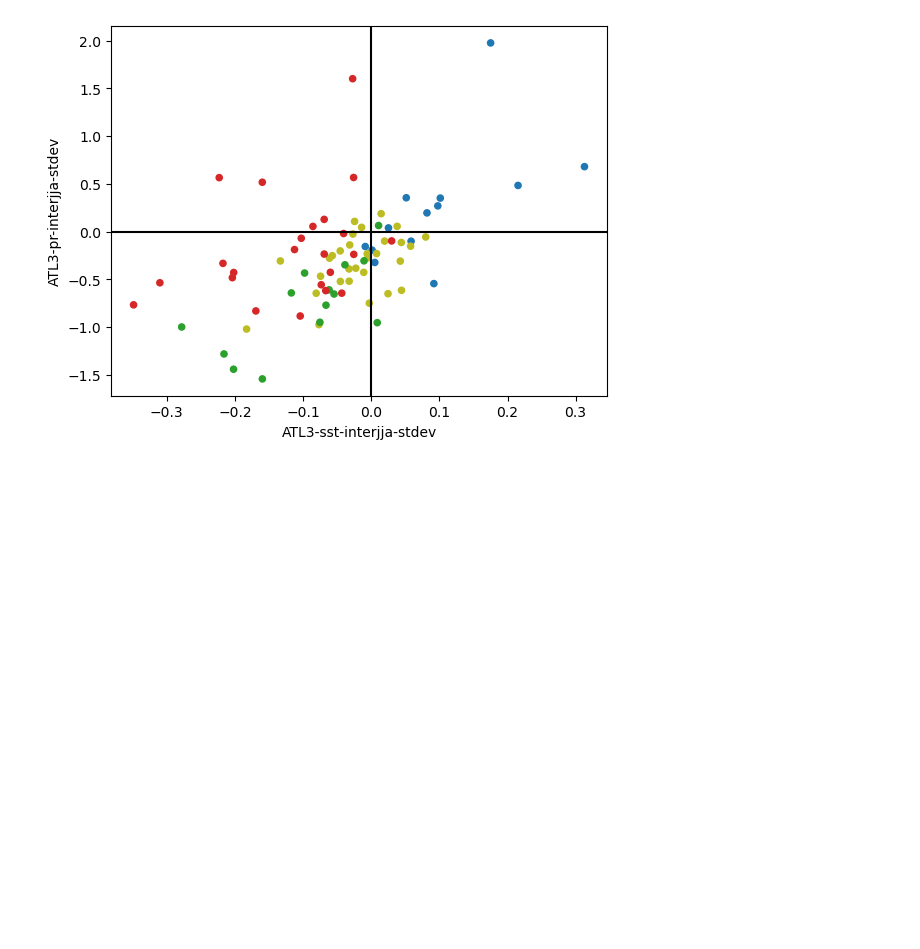
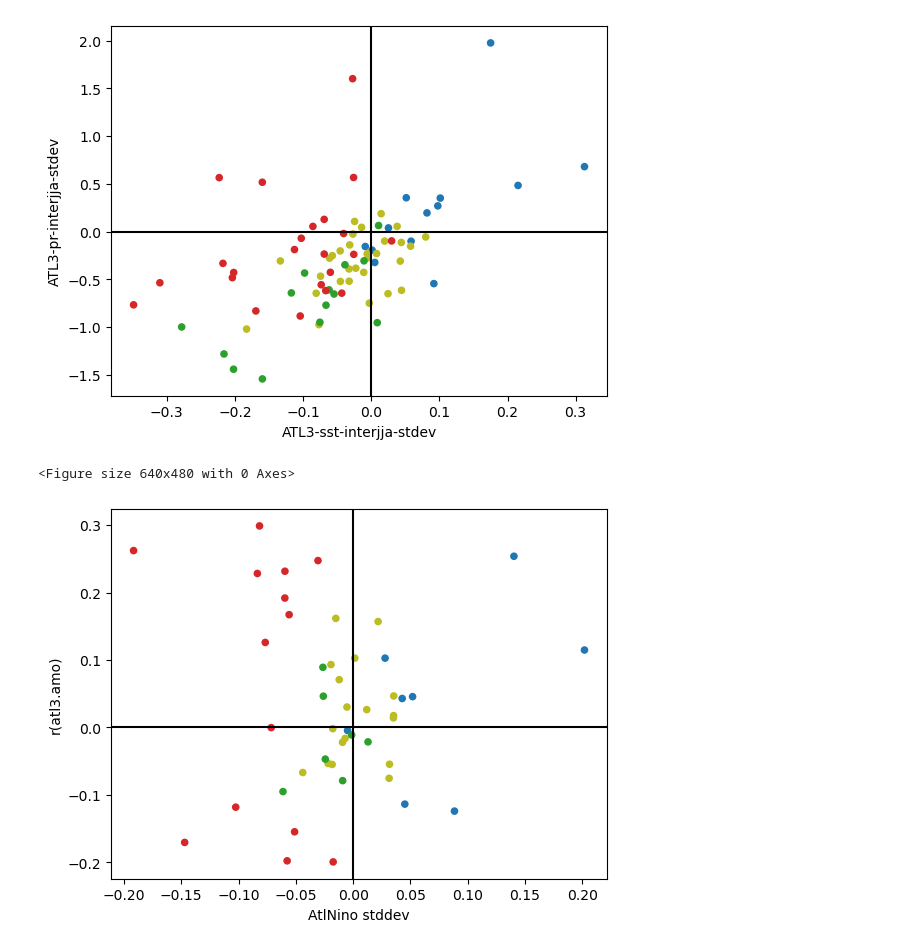
Before and after one commit to pmip4/TropicalAtlanticVariability, a Jupyter notebook: scatterplots.ipynb, the cells around one changed output. Saved outputs shown, nothing was run; the diff lists cells and outputs as text; code cells hidden in the pictures; blank space fills up the shorter version.

```diff
--- a/scatterplots.ipynb
+++ b/scatterplots.ipynb
@@ -232,3 +231,12 @@ fig.savefig('plots/Rainfall_vs_SST_variability_changes.pdf')
 # %% [output]
 <Figure size 640x480 with 0 Axes>
 [figure]
+# %%
+fig = plt.figure()
+fig=all_diffs.plot.scatter(x='AtlNino stddev',y='r(atl3.amo)',c='color').get_figure()
+plt.axhline(0,color='black')
+plt.axvline(0,color='black')
+fig.savefig('plots/amo_corr_w_AtlNino_stddev.png')
+# %% [output]
+<Figure size 640x480 with 0 Axes>
+[figure, added]
```
Also changed, not shown: parts of 10 cells of this notebook, 10 other files.
